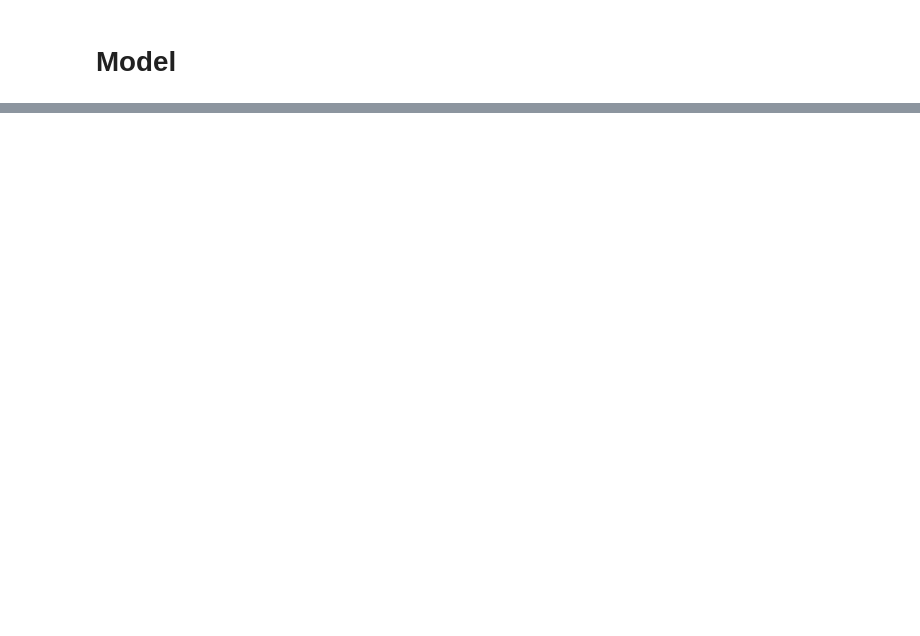
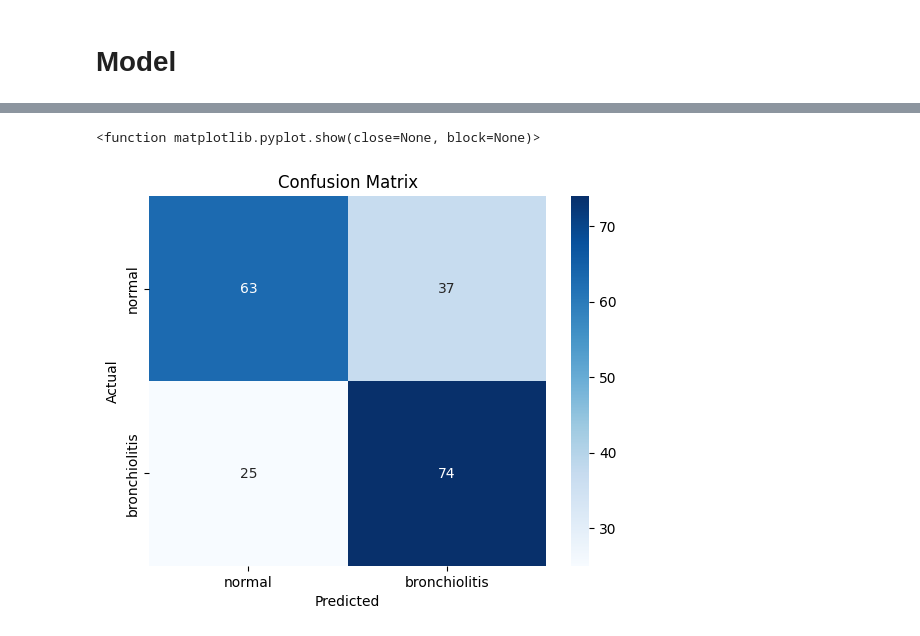
Before and after one commit to YoshifumiMiyagi/VinDr-PCXR, a Jupyter notebook: VinDr_PCXR_keras_baseline.ipynb, the cells around one changed output, grey strips where cells are left out. Drawn from its saved outputs; the diff is of its cells as text; code cells hidden in the pictures; blank space fills up the shorter version.

```diff
--- a/VinDr_PCXR_keras_baseline.ipynb
+++ b/VinDr_PCXR_keras_baseline.ipynb
@@ -252,0 +394,19 @@ normal = 0 , bronchiolitis = 1
+# %%
+plt.figure()
+
+ax = plt.subplot()
+
+ax.set_title('Confusion Matrix')
+#pred = model.predict_classes(X_test)
+pred_probs = pneu_model.predict(X_test)
+pred = np.argmax(pred_probs, axis=1)
+
+Y_TEST = np.argmax(Y_test, axis =1)
+cm = metrics.confusion_matrix(Y_TEST,pred)
+classes=['normal', 'bronchiolitis']
+sns.heatmap(cm, annot=True,xticklabels=classes, yticklabels=classes,cmap='Blues')
+
+plt.xlabel('Predicted')
+plt.ylabel('Actual')
+plt.show
+# %% [output]
@@ -252,0 +414,2 @@ normal = 0 , bronchiolitis = 1
+<function matplotlib.pyplot.show(close=None, block=None)>
+[figure, added]
```
Also changed, not shown: parts of 24 cells of this notebook.
